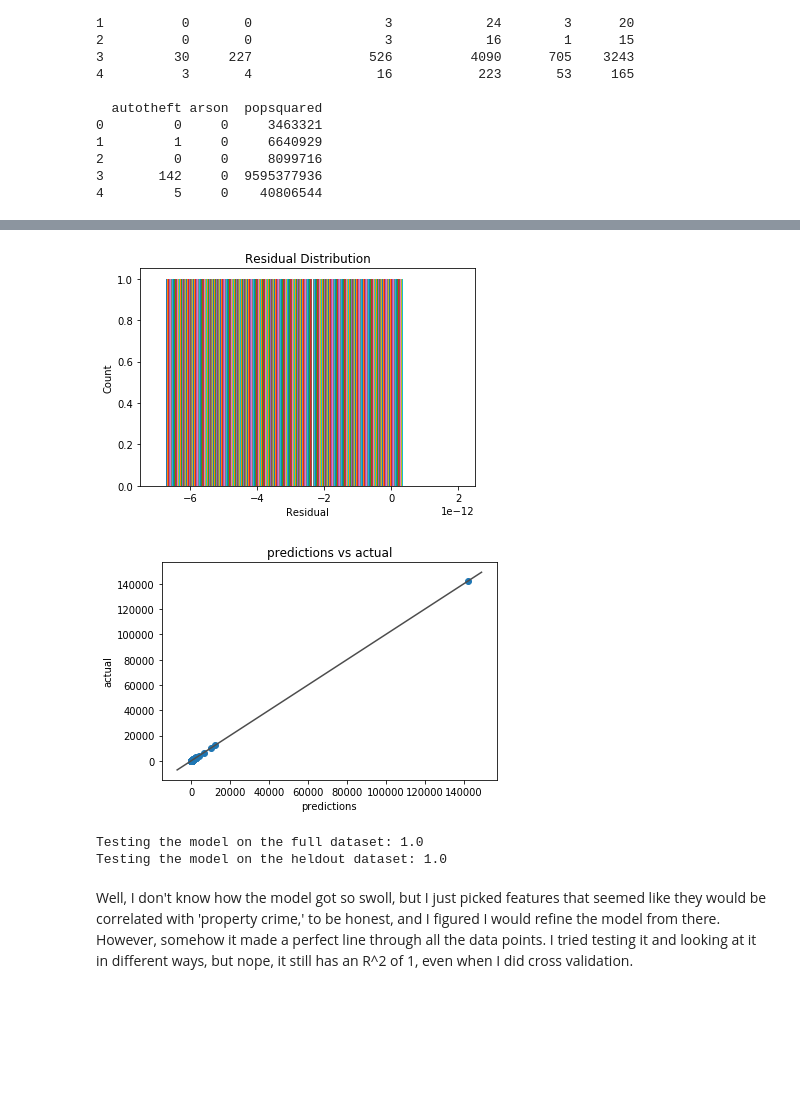
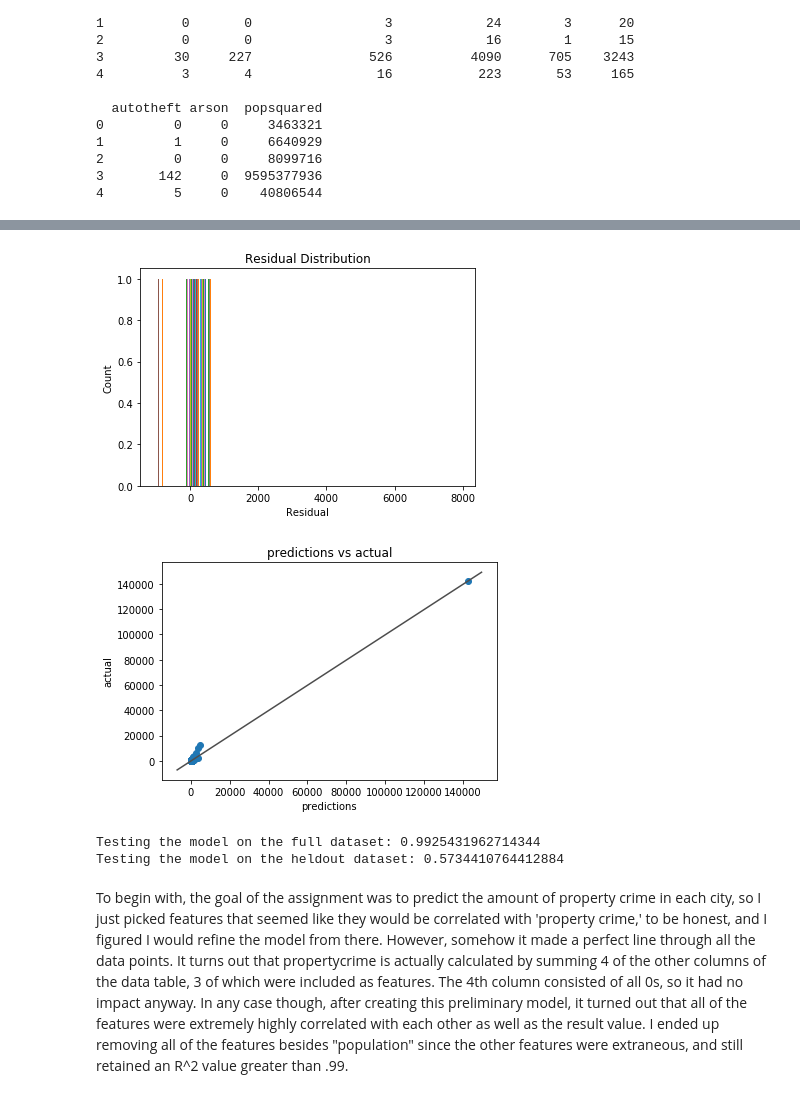
Before and after one commit to Halcyon001/Thinkful, a Jupyter notebook: Unit 2/property crime regression model.ipynb, the cells around one changed output, grey strips where cells are left out. Drawn from its saved outputs; the diff is of its cells as text; code cells hidden in the pictures; blank space fills up the shorter version.

```diff
--- a/Unit 2/property crime regression model.ipynb
+++ b/Unit 2/property crime regression model.ipynb
@@ -155,6 +152,6 @@ print(filleddata.head())
 # %%
 #independent variables
-ind = filleddata[['population', 'robbery', 'burglary', 'larceny', 'autotheft','popsquared']]
+ind = filleddata[['population']]
 
 #dependent variable
 dep = filleddata['propertycrime'].values.reshape(-1, 1)
@@ -173,15 +176,14 @@ R-squared:  1.0
 # %%
 predictions = regmodel.predict(ind).ravel()
 residual = filleddata['propertycrime'] - predictions
 
 plt.hist(residual)
 plt.title('Residual Distribution')
 plt.xlabel('Residual')
 plt.ylabel('Count')
-plt.xlim(-.0000000000075, .0000000000025)
 plt.show()
 # %% [output]
-[figure, old version]
+[figure, new version]
 # %%
 f, ax = plt.subplots()
 plt.scatter(predictions, filleddata['propertycrime'])
@@ -191,7 +193,7 @@ plt.ylabel('actual')
 ax.plot(ax.get_xlim(), ax.get_ylim(), ls="-", c=".3")
 plt.show()
 # %% [output]
-[figure, old version]
+[figure, new version]
 # %%
 from sklearn.model_selection import train_test_split
 
@@ -200,7 +202,7 @@ trainfeatures, testfeatures, trainresults, testresults = train_test_split(ind, d
 print('Testing the model on the full dataset: ' + str(regmodel.fit(ind, dep).score(ind, dep)))
 print('Testing the model on the heldout dataset: '+str(regmodel.fit(trainfeatures, trainresults).score(testfeatures, testresults)))
 # %% [output]
-Testing the model on the full dataset: 1.0
-Testing the model on the heldout dataset: 1.0
+Testing the model on the full dataset: 0.9925431962714344
+Testing the model on the heldout dataset: 0.5734410764412884
-# %% [markdown]
-Well, I don't know how the model got so swoll, but I just picked features that seemed like they would be correlated with 'property crime,' to be honest, and I figured I would refine the model from there. However, somehow it made a perfect line through all the data points. I tried testing it and looking at it in different ways, but nope, it still has an R^2 of 1, even when I did cross validation.
+# %% [markdown]
+To begin with, the goal of the assignment was to predict the amount of property crime in each city, so I just picked features that seemed like they would be correlated with 'property crime,' to be honest, and I figured I would refine the model from there. However, somehow it made a perfect line through all the data points. It turns out that propertycrime is actually calculated by summing 4 of the other columns of the data table, 3 of which were included as features. The 4th column consisted of all 0s, so it had no impact anyway. In any case though, after creating this preliminary model, it turned out that all of the features were extremely highly correlated with each other as well as the result value. I ended up removing all of the features besides "population" since the other features were extraneous, and still retained an R^2 value greater than .99.
```
Also changed, not shown: parts of 3 cells of this notebook.
